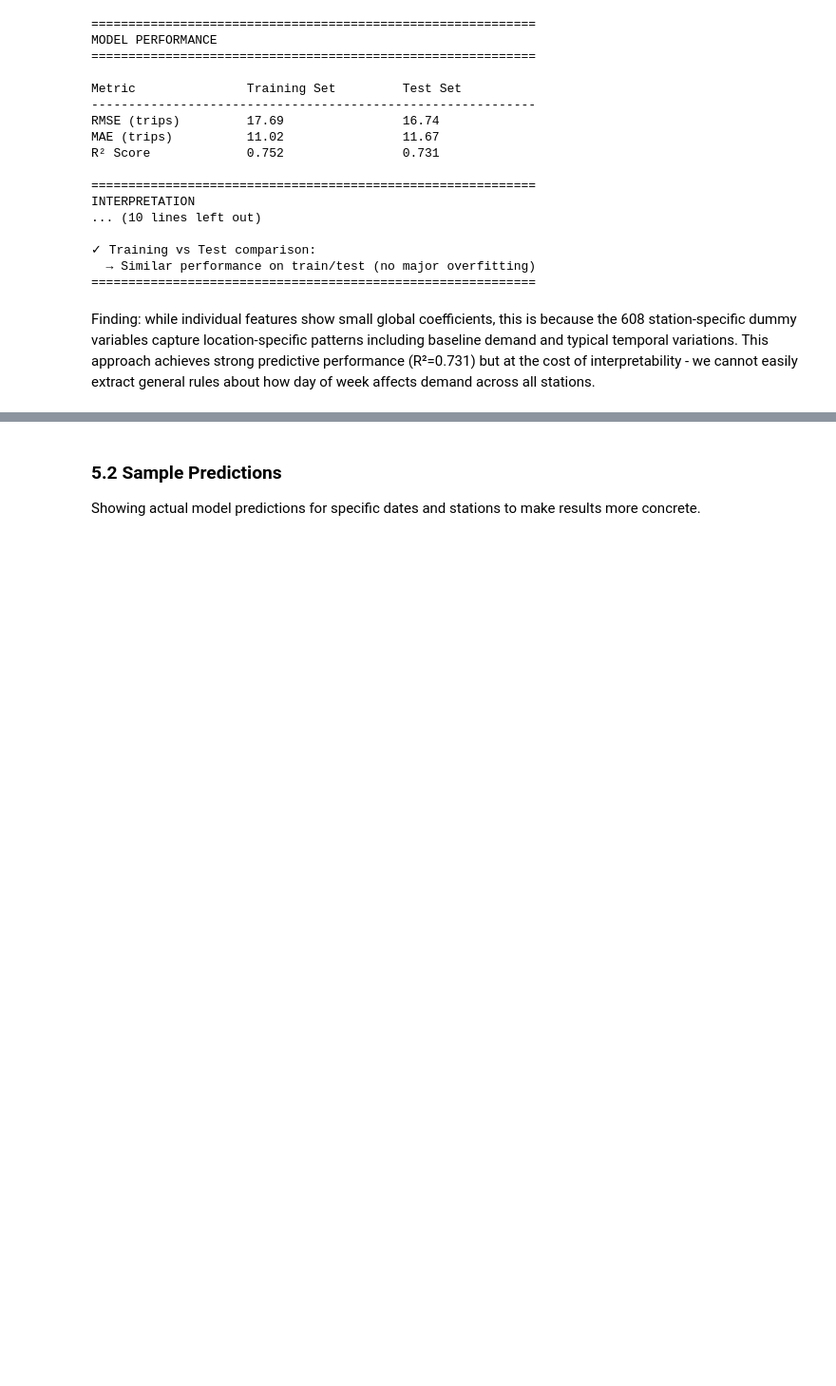
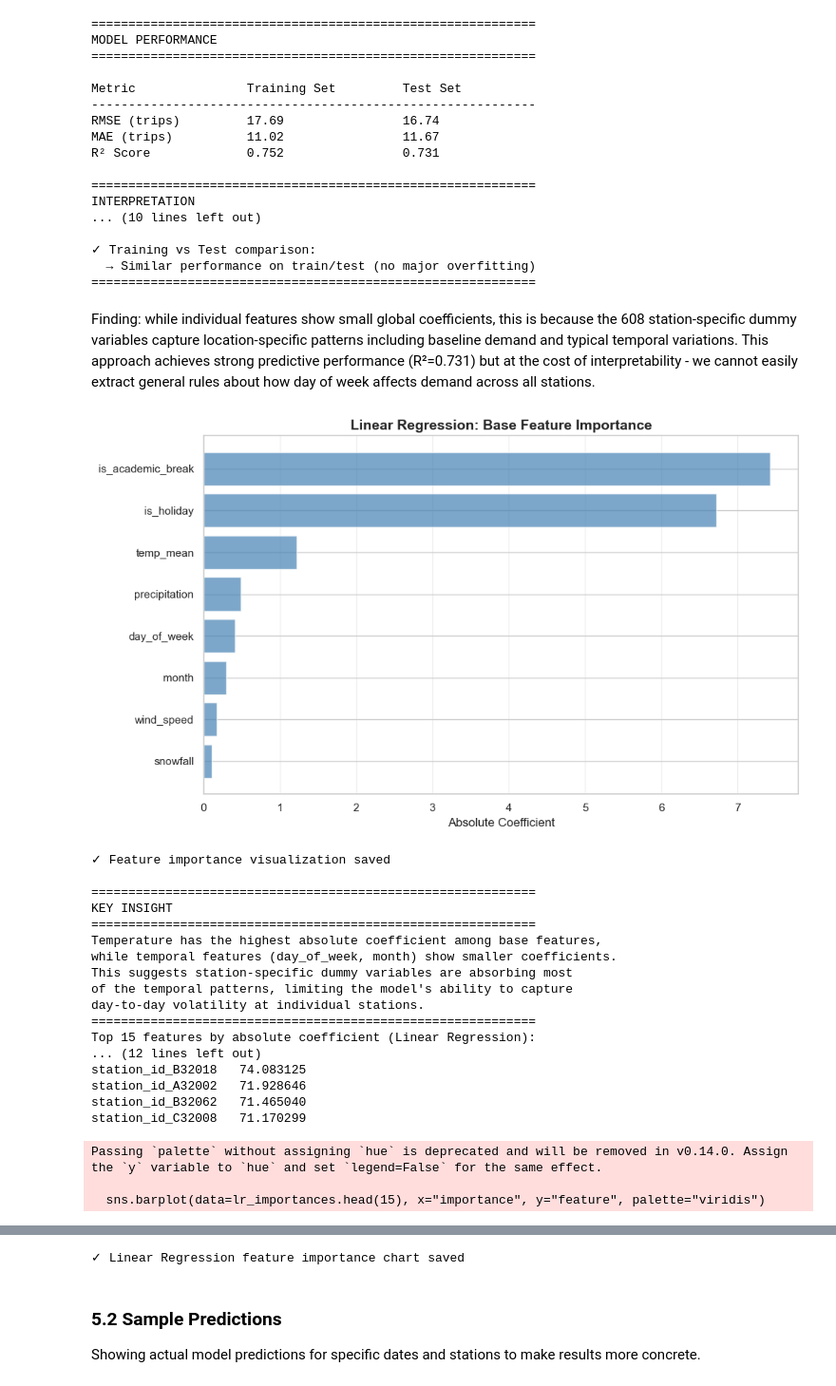
Before and after one commit to julianl05/506-final-project, a Jupyter notebook: notebooks/03_modeling.ipynb, the cells around one changed output, grey strips where cells are left out. Shown at 95% size. Drawn from its saved outputs; the diff is of its cells as text; code cells hidden in the pictures; blank space fills up the shorter version.

Commit message:
adding more visualisations

```diff
--- a/notebooks/03_modeling.ipynb
+++ b/notebooks/03_modeling.ipynb
@@ -378,3 +378,69 @@ INTERPRETATION
 ============================================================
 # %% [markdown]
 Finding: while individual features show small global coefficients, this is because the 608 station-specific dummy variables capture location-specific patterns including baseline demand and typical temporal variations. This approach achieves strong predictive performance (R²=0.731) but at the cost of interpretability - we cannot easily extract general rules about how day of week affects demand across all stations.
+# %%
+# Linear Regression Base Feature Importance
+lr_base = lr_importances[lr_importances['feature'].isin(base_features)].copy()
+lr_base_sorted = lr_base.sort_values('importance', ascending=True)
+
+plt.figure(figsize=(10, 6))
+plt.barh(lr_base_sorted['feature'], lr_base_sorted['importance'], color='steelblue', alpha=0.7)
+plt.xlabel('Absolute Coefficient', fontsize=12)
+plt.title('Linear Regression: Base Feature Importance', fontsize=14, fontweight='bold')
+plt.grid(True, alpha=0.3, axis='x')
+plt.tight_layout()
+plt.savefig('../visualizations/lr_feature_impact.png', dpi=200, bbox_inches='tight')
+plt.show()
+
+print("✓ Feature importance visualization saved")
+print("\n" + "=" * 60)
+print("KEY INSIGHT")
+print("=" * 60)
+print("Temperature has the highest absolute coefficient among base features,")
+print("while temporal features (day_of_week, month) show smaller coefficients.")
+print("This suggests station-specific dummy variables are absorbing most")
+print("of the temporal patterns, limiting the model's ability to capture")
+print("day-to-day volatility at individual stations.")
+print("=" * 60)
+
+# Top feature importances for Linear Regression (like XGBoost chart)
+# Use absolute coefficient values as "importance"
+lr_importances = pd.DataFrame({
+    "feature": X_train.columns,
+    "importance": np.abs(model.coef_),
+}).sort_values("importance", ascending=False)
+
+print("Top 15 features by absolute coefficient (Linear Regression):")
+print(lr_importances.head(15).to_string(index=False))
+
+plt.figure(figsize=(10, 6))
+sns.barplot(data=lr_importances.head(15), x="importance", y="feature", palette="viridis")
+plt.title("Linear Regression Feature Importances (Top 15)", fontsize=14, fontweight='bold')
+plt.xlabel("Absolute Coefficient Value", fontsize=12)
+plt.tight_layout()
+plt.savefig('../visualizations/lr_feature_importances_top15.png', dpi=200, bbox_inches='tight')
+plt.show()
+
+print("✓ Linear Regression feature importance chart saved")
+# %% [output]
+[figure, added]
+✓ Feature importance visualization saved
+
+============================================================
+KEY INSIGHT
+============================================================
+Temperature has the highest absolute coefficient among base features,
+while temporal features (day_of_week, month) show smaller coefficients.
+This suggests station-specific dummy variables are absorbing most
+of the temporal patterns, limiting the model's ability to capture
+day-to-day volatility at individual stations.
+============================================================
+Top 15 features by absolute coefficient (Linear Regression):
+... (12 lines left out)
+station_id_B32018   74.083125
+station_id_A32002   71.928646
+station_id_B32062   71.465040
+station_id_C32008   71.170299
+Passing `palette` without assigning `hue` is deprecated and will be removed in v0.14.0. Assign the `y` variable to `hue` and set `legend=False` for the same effect.
+
+  sns.barplot(data=lr_importances.head(15), x="importance", y="feature", palette="viridis")
@@ -381,3 +448,4 @@ Finding: while individual features show small global coefficients, this is becau
+✓ Linear Regression feature importance chart saved
 # %% [markdown]
 ### 5.2 Sample Predictions
 
```
Also changed, not shown: parts of 10 cells of this notebook, 8 other files.
